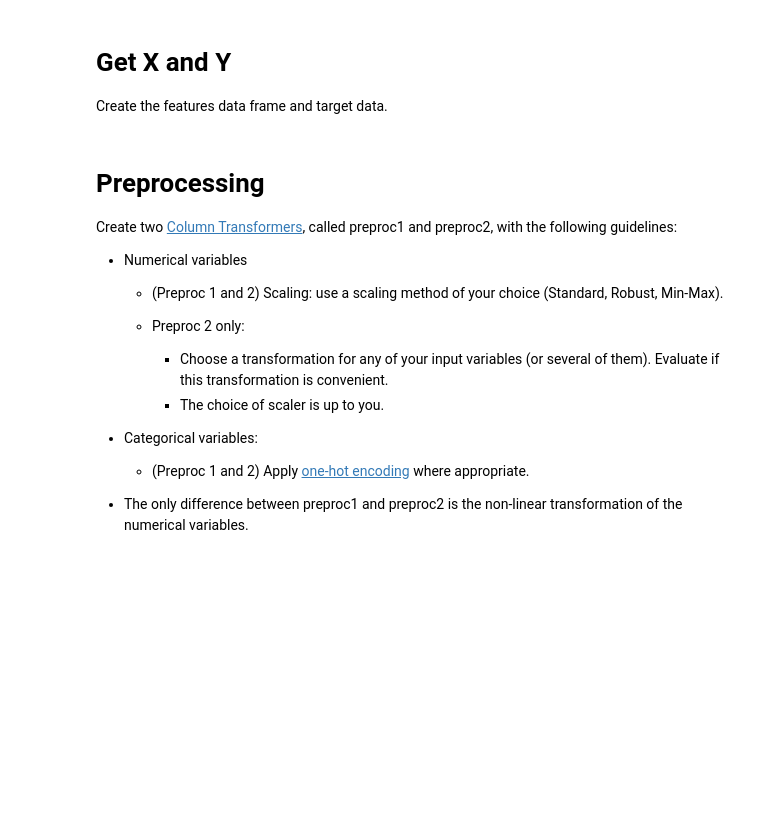
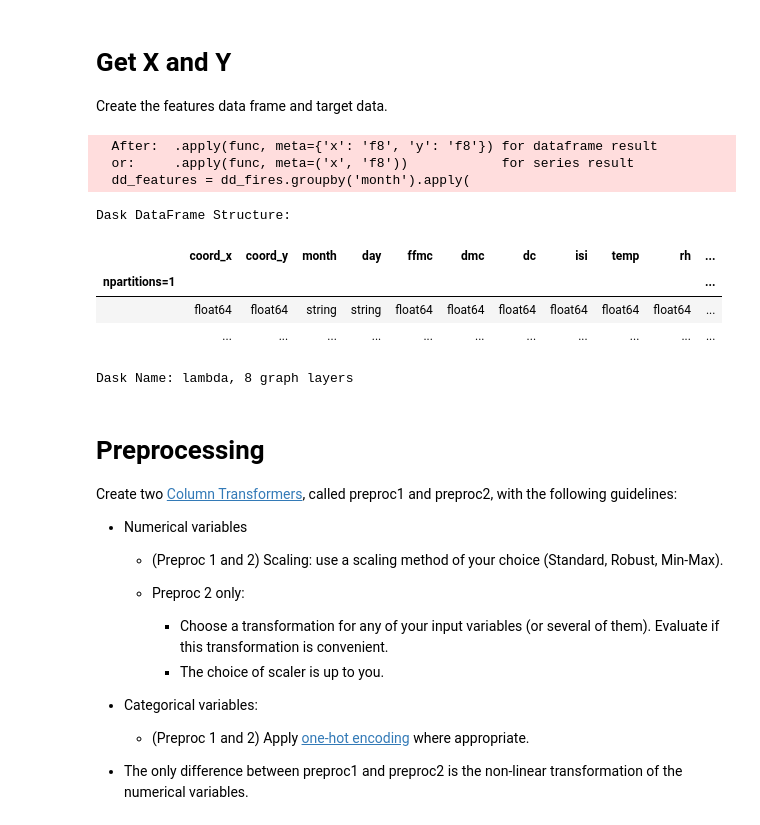
Before and after one commit to UofT-DSI/production, a Jupyter notebook: 02_activities/assignments/assignment_2.ipynb, the cells around one changed output. Saved outputs shown, nothing was run; the diff lists cells and outputs as text; code cells hidden in the pictures; blank space fills up the shorter version.

Commit message:
Assignment_2

```diff
--- a/02_activities/assignments/assignment_2.ipynb
+++ b/02_activities/assignments/assignment_2.ipynb
@@ -78,3 +143,25 @@ fires_dt.info()
 # Get X and Y
 
 Create the features data frame and target data.
+# %%
+
+dd_features = dd_fires.groupby('month').apply(
+    lambda df: df.assign(
+        temp_lag_1 = df['temp'].shift(1),
+        rh_lag_1 = df['rh'].shift(1),
+        wind_lag_1 = df['wind'].shift(1),
+        rain_lag_1 = df['rain'].shift(1)
+    )
+)
+
+dd_features
+# %% [output]
+  After:  .apply(func, meta={'x': 'f8', 'y': 'f8'}) for dataframe result
+  or:     .apply(func, meta=('x', 'f8'))            for series result
+  dd_features = dd_fires.groupby('month').apply(
+Dask DataFrame Structure:
+|  | coord_x | coord_y | month | day | ffmc | dmc | dc | isi | temp | rh | ... |
+| npartitions=1 |  |  |  |  |  |  |  |  |  |  | ... |
+|  | float64 | float64 | string | string | float64 | float64 | float64 | float64 | float64 | float64 | ... |
+|  | ... | ... | ... | ... | ... | ... | ... | ... | ... | ... | ... |
+Dask Name: lambda, 8 graph layers
```
Also changed, not shown: parts of 21 cells of this notebook.
